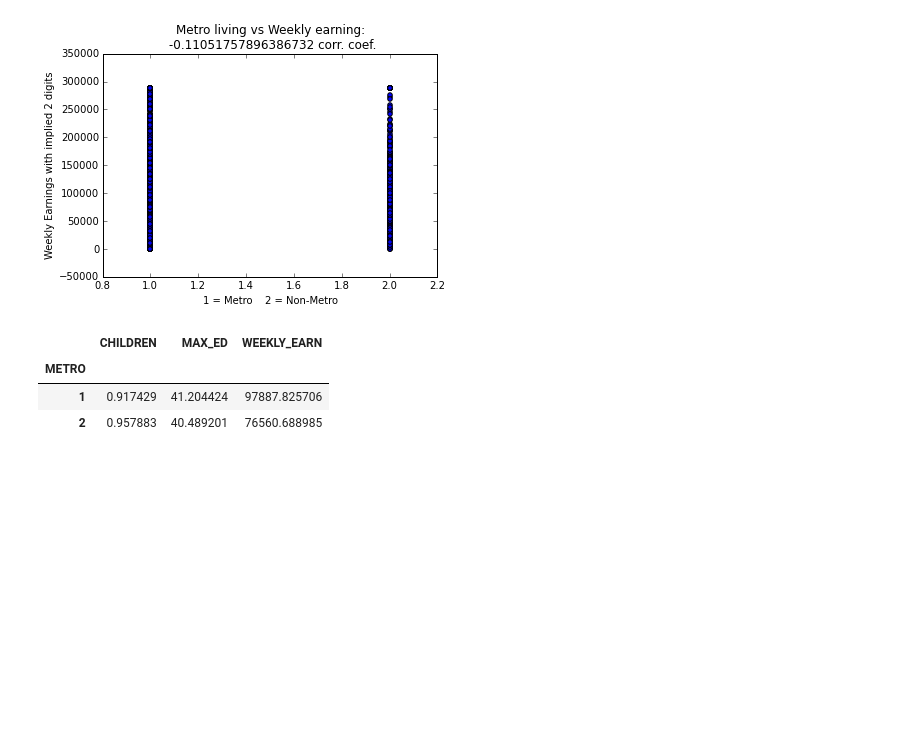
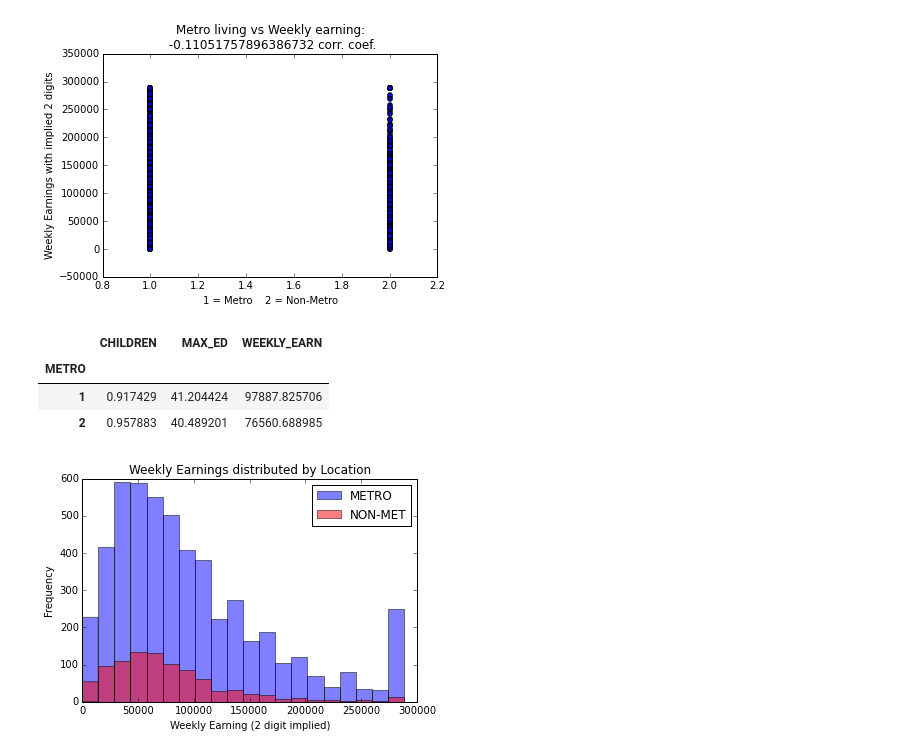
Before and after one commit to BobAmand/atus-analysis, a Jupyter notebook: summary_analysis_MVP.ipynb, the cells around one changed output. Saved outputs shown, nothing was run; the diff lists cells and outputs as text; code cells hidden in the pictures; blank space fills up the shorter version.

```diff
--- a/summary_analysis_MVP.ipynb
+++ b/summary_analysis_MVP.ipynb
@@ -342,3 +338,19 @@ metro_set.pivot_table(index='METRO')
 | METRO |  |  |  |
 | 1 | 0.917429 | 41.204424 | 97887.825706 |
 | 2 | 0.957883 | 40.489201 | 76560.688985 |
+# %%
+mset1 = metro_set[metro_set['METRO'] == 1]  #DataFrame with Metro = 1
+mset2 = metro_set[metro_set['METRO'] == 2]  #DataFrame with Metro = 2
+
+x = list(mset1['WEEKLY_EARN'])   #list of weekly earnings by Metro = 1
+y = list(mset2['WEEKLY_EARN'])   #list of weekly earnings by Metro = 2
+
+plt.hist(x, bins=20, alpha=0.5, color='b', label='METRO')
+plt.hist(y, bins=20, alpha=0.5, color='r', label='NON-MET')
+plt.title("Weekly Earnings distributed by Location")
+plt.legend(loc='upper right')
+plt.xlabel("Weekly Earning (2 digit implied)")
+plt.ylabel("Frequency")
+plt.show()
+# %% [output]
+[figure, added]
```
Also changed, not shown: parts of 5 cells of this notebook.
